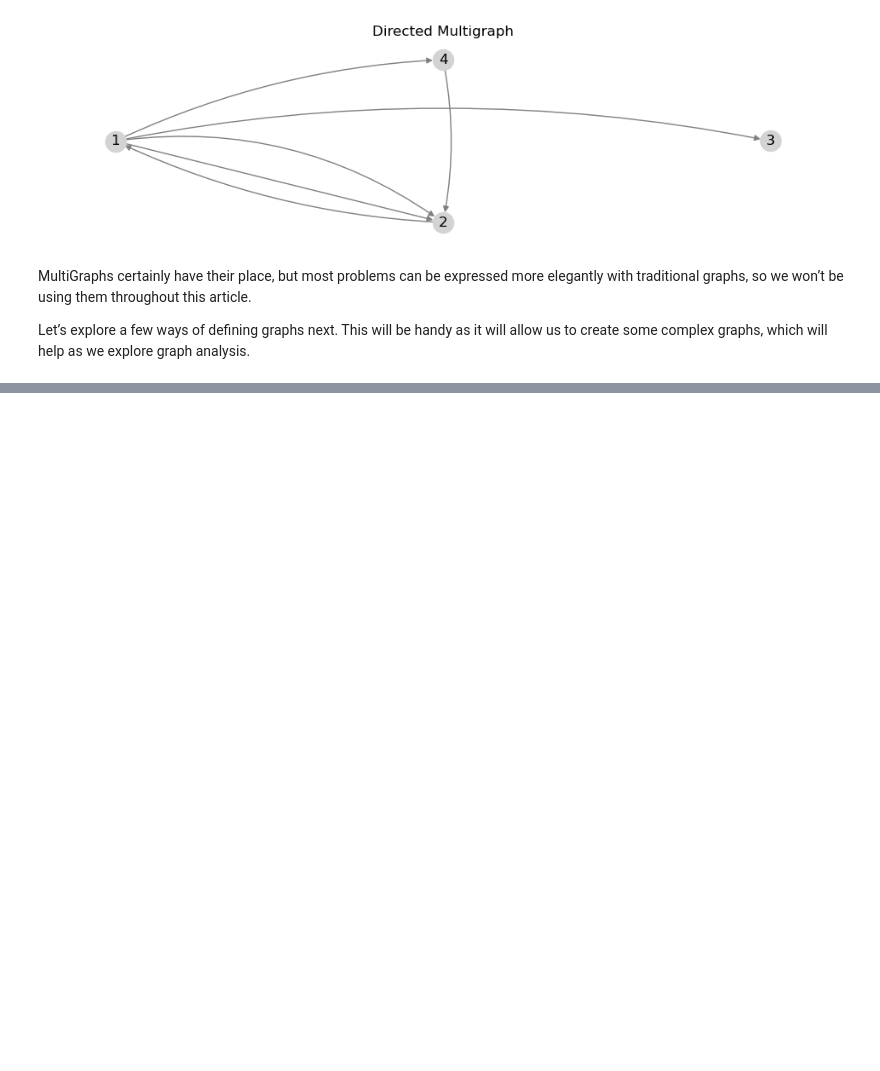
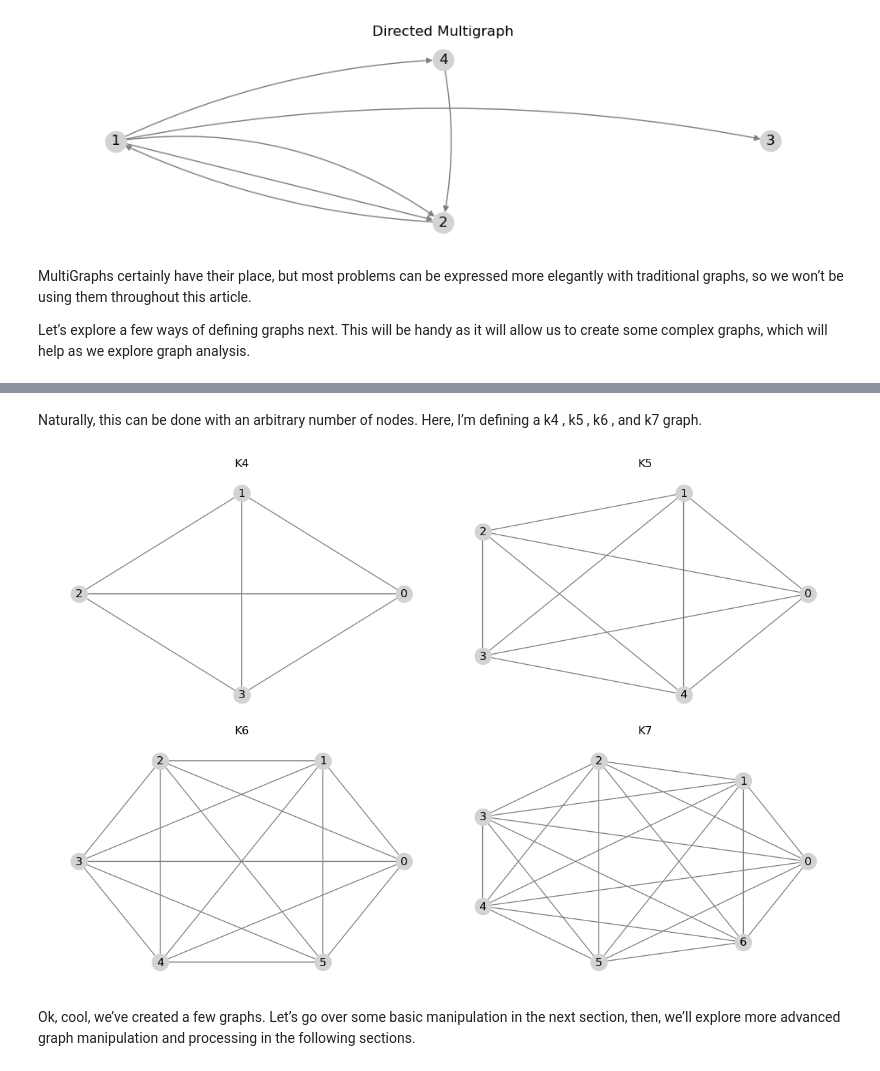
Before and after one commit to rsnemmen/graphs-crash-course, a Jupyter notebook: 2-Types.ipynb, the cells around one changed output, grey strips where cells are left out. Cells and saved outputs as stored; diff of their text form; code cells hidden in the pictures; blank space fills up the shorter version.

```diff
--- a/2-Types.ipynb
+++ b/2-Types.ipynb
@@ -181,0 +174,24 @@ Ok, cool, we’ve created a few graphs. Let’s go over some basic manipulation
+# %% [markdown]
+Naturally, this can be done with an arbitrary number of nodes. Here, I’m defining a k4 , k5 , k6 , and k7 graph.
+# %%
+# Defining a few complete graphs of various sizes
+
+import networkx as nx
+import matplotlib.pyplot as plt
+
+fig, axes = plt.subplots(2, 2, figsize=(12, 8))  # 2x2 layout
+
+sizes = [4, 5, 6, 7]  # Different complete graph sizes
+
+for ax, n in zip(axes.flatten(), sizes):
+    G = nx.complete_graph(n)
+    pos = nx.circular_layout(G)  # Use circular layout
+    nx.draw(G, pos, with_labels=True, arrows=True, node_color='lightgray', edge_color='gray', ax=ax)
+    ax.set_title(f'K{n}')  # Title for each graph
+
+plt.tight_layout()
+plt.show()
+# %% [output]
+[figure, added]
+# %% [markdown]
+Ok, cool, we’ve created a few graphs. Let’s go over some basic manipulation in the next section, then, we’ll explore more advanced graph manipulation and processing in the following sections.
```
Also changed, not shown: parts of 7 cells of this notebook, 1 other file.
